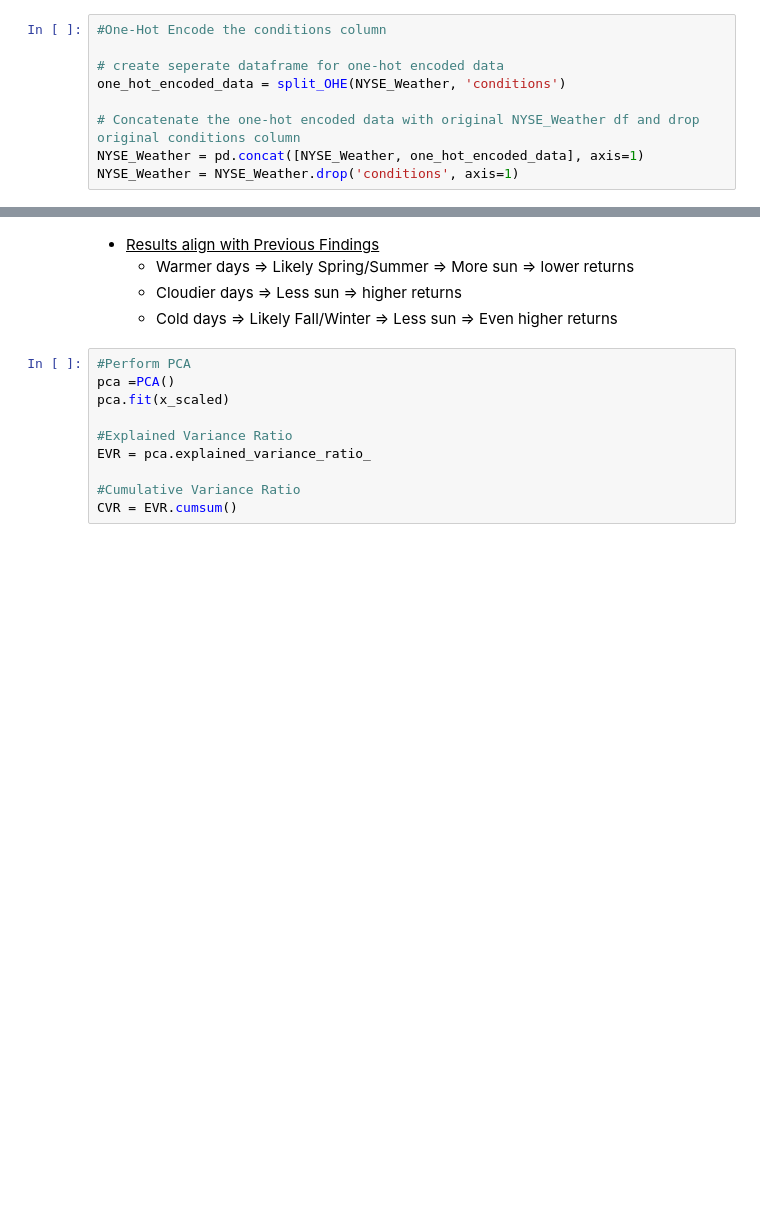
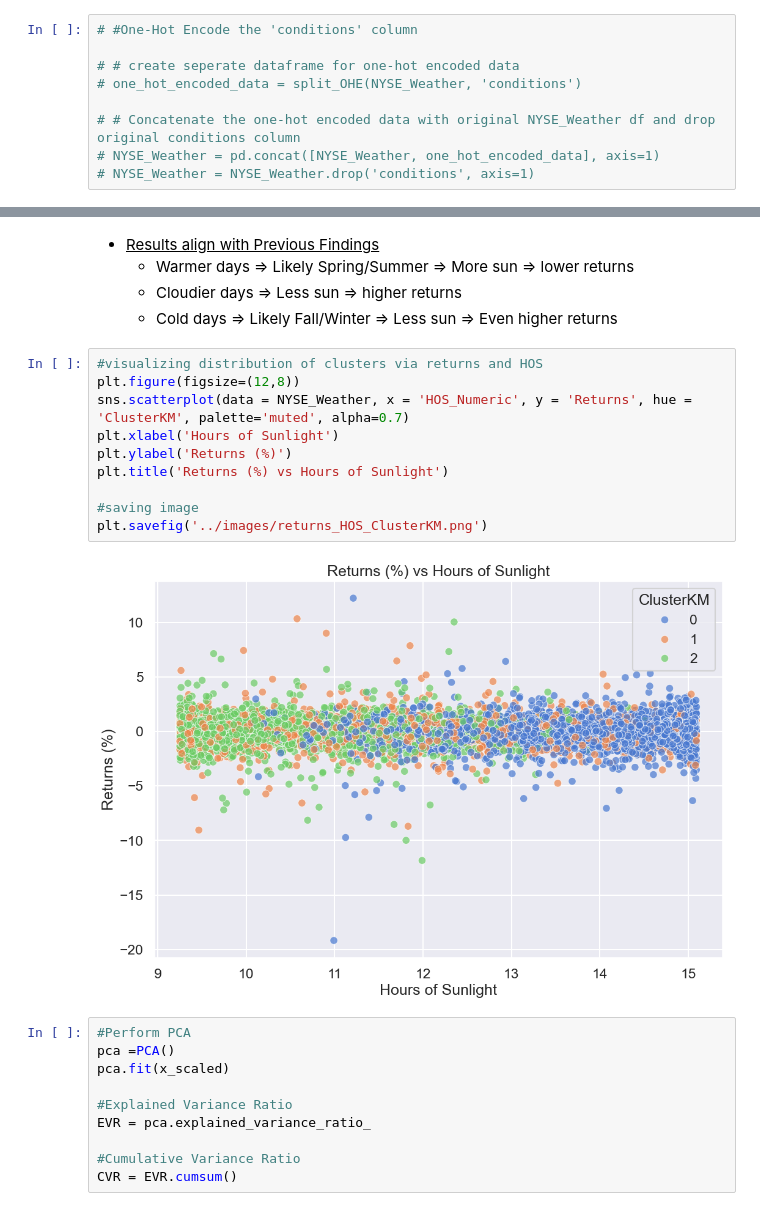
Before and after one commit to wangleo1/SADvsNYSE, a Jupyter notebook: notebooks/NYC_model.ipynb, the cells around one changed output, grey strips where cells are left out. Cells and saved outputs as stored; diff of their text form; blank space fills up the shorter version.

```diff
--- a/notebooks/NYC_model.ipynb
+++ b/notebooks/NYC_model.ipynb
@@ -32,11 +32,11 @@ NYSE_Weather.head()
 | 3 | 1985-01-08 | 1002.500000 | 1002.500000 | 0.0 | -0.083723 | 0 days 09:25:46 | 9.429444 | -1.5 | 57.0 | ... |
 | 4 | 1985-01-09 | 1009.159973 | 1009.159973 | 0.0 | 0.664336 | 0 days 09:26:59 | 9.449722 | -7.9 | 51.4 | ... |
 # %%
-#One-Hot Encode the conditions column
+# #One-Hot Encode the 'conditions' column
 
-# create seperate dataframe for one-hot encoded data
-one_hot_encoded_data = split_OHE(NYSE_Weather, 'conditions')
+# # create seperate dataframe for one-hot encoded data
+# one_hot_encoded_data = split_OHE(NYSE_Weather, 'conditions')
 
-# Concatenate the one-hot encoded data with original NYSE_Weather df and drop original conditions column
-NYSE_Weather = pd.concat([NYSE_Weather, one_hot_encoded_data], axis=1)
-NYSE_Weather = NYSE_Weather.drop('conditions', axis=1)
+# # Concatenate the one-hot encoded data with original NYSE_Weather df and drop original conditions column
+# NYSE_Weather = pd.concat([NYSE_Weather, one_hot_encoded_data], axis=1)
+# NYSE_Weather = NYSE_Weather.drop('conditions', axis=1)
@@ -239,6 +237,18 @@ Name: Returns, dtype: float64
     - Warmer days => Likely Spring/Summer => More sun => lower returns
     - Cloudier days => Less sun => higher returns
     - Cold days => Likely Fall/Winter => Less sun => Even higher returns
+# %%
+#visualizing distribution of clusters via returns and HOS
+plt.figure(figsize=(12,8))
+sns.scatterplot(data = NYSE_Weather, x = 'HOS_Numeric', y = 'Returns', hue = 'ClusterKM', palette='muted', alpha=0.7)
+plt.xlabel('Hours of Sunlight')
+plt.ylabel('Returns (%)')
+plt.title('Returns (%) vs Hours of Sunlight')
+
+#saving image
+plt.savefig('../images/returns_HOS_ClusterKM.png')
+# %% [output]
+[figure, added]
 # %%
 #Perform PCA
 pca =PCA()
```
Also changed, not shown: parts of 29 cells of this notebook, 13 other files.
